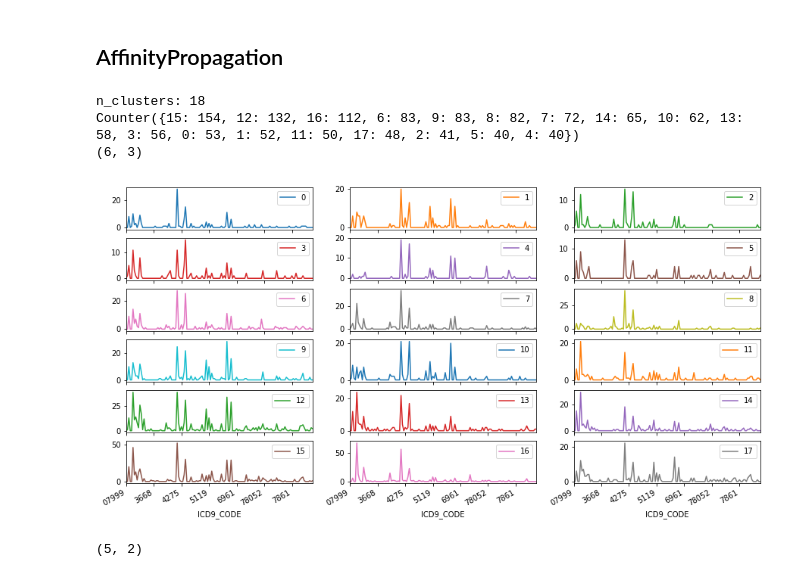
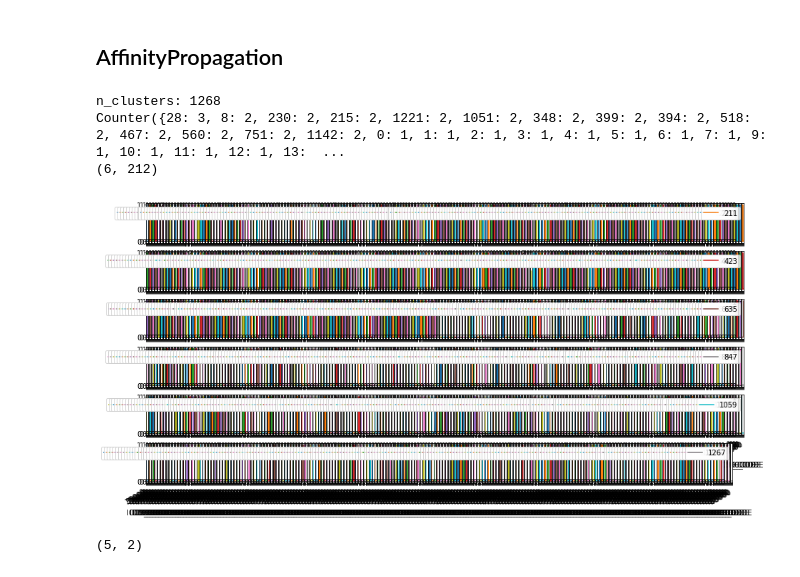
Before and after one commit to liuzi/Clinic-Analysis, a Jupyter notebook: Scripts/Data_Process_Server/S2 Patient subgroup.ipynb, the cells around one changed output. Saved outputs shown, nothing was run; the diff lists cells and outputs as text; code cells hidden in the pictures.

```diff
--- a/Scripts/Data_Process_Server/Patient subgroup.ipynb
+++ b/Scripts/Data_Process_Server/S2 Patient subgroup.ipynb
@@ -329,0 +378,3 @@ onedrug_patients=patient_diag_matrix.index
+# %%
+pres_diag_onedrug = read_data(join(res_patient_subgroup_prefix,"Atenolol_presdia"))
+pres_diag_onedrug.head()
@@ -329,0 +392,4 @@ onedrug_patients=patient_diag_matrix.index
+# %%
+combined_matrix_prefix = "/data/liu/mimic3/CLAMP_NER/single_drug_analysis/197380"
+combined_matrix = read_data(join(combined_matrix_prefix,"combined_matrix"))
+combined_matrix.head()
@@ -329,0 +404,3 @@ onedrug_patients=patient_diag_matrix.index
+# %%
+patients = pres_diag_onedrug[["SUBJECT_ID","HADM_ID"]].drop_duplicates()
+patient_combined_matrx = left_join(patients,combined_matrix,"HADM_ID")
@@ -330,3 +411,5 @@ onedrug_patients=patient_diag_matrix.index
+# %%
+onedrug_patients=patient_combined_matrx['SUBJECT_ID']
 # %% [markdown]
 ## representative 128
 # %%
@@ -448,13 +530,13 @@ def runAP(data,preference=-10000):
 # labels,n_clusters=runAP(data,preference)
 # # model_plot(labels=labels,plotrows=6,n_clusters=n_clusters)
 # %%
-data=repre_128_onedrug.iloc[:,1:]
+data=patient_combined_matrx.iloc[:,2:]
 preference = -20000
 labels,n_clusters=runAP(data,preference)
 model_plot(labels=labels,plotrows=6,n_clusters=n_clusters)
 # %% [output]
-n_clusters: 18
-Counter({15: 154, 12: 132, 16: 112, 6: 83, 9: 83, 8: 82, 7: 72, 14: 65, 10: 62, 13: 58, 3: 56, 0: 53, 1: 52, 11: 50, 17: 48, 2: 41, 5: 40, 4: 40})
-(6, 3)
+n_clusters: 1268
+Counter({28: 3, 8: 2, 230: 2, 215: 2, 1221: 2, 1051: 2, 348: 2, 399: 2, 394: 2, 518: 2, 467: 2, 560: 2, 751: 2, 1142: 2, 0: 1, 1: 1, 2: 1, 3: 1, 4: 1, 5: 1, 6: 1, 7: 1, 9: 1, 10: 1, 11: 1, 12: 1, 13:  ...
+(6, 212)
-[figure, old version]
+[figure, new version]
 # %%
```
Also changed, not shown: parts of 13 cells of this notebook, 9 other files.
